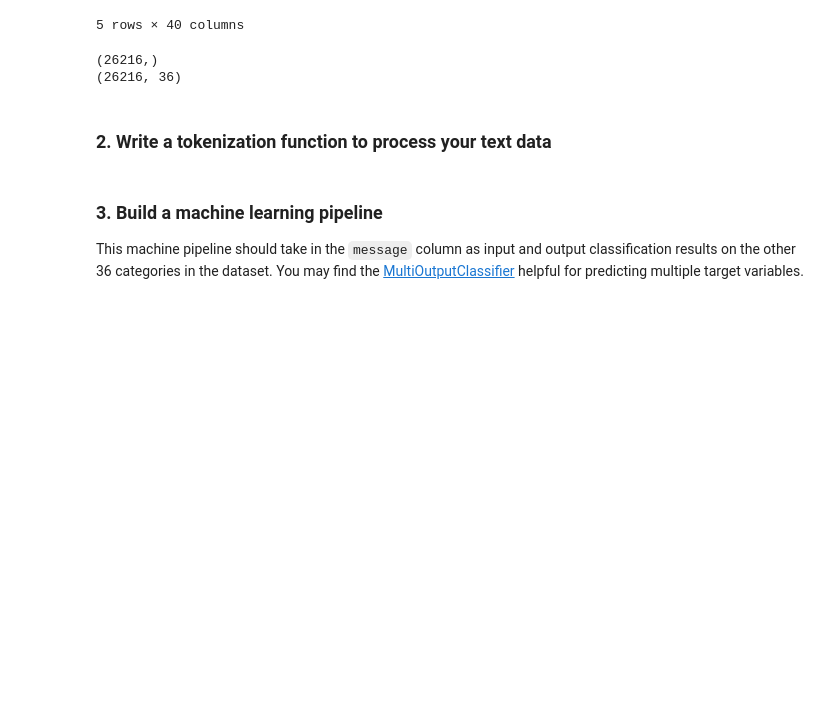
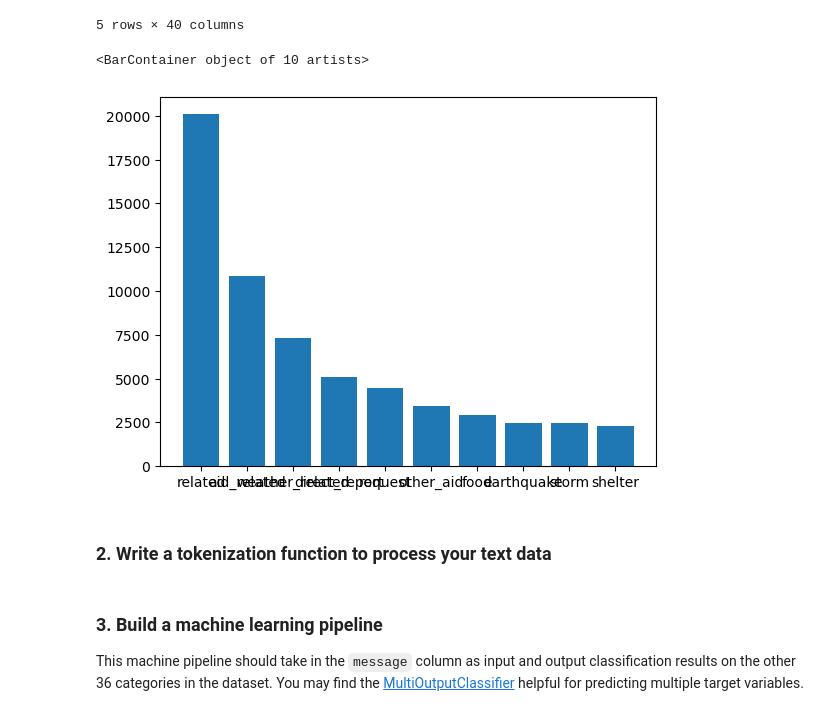
Before and after one commit to linhhoang-ex/udacity-dsnd, a Jupyter notebook: project_files/Disaster_Response_Pipeline/notebooks/ML_Pipeline_Preparation.ipynb, the cells around one changed output. Saved outputs shown, nothing was run; the diff lists cells and outputs as text; code cells hidden in the pictures; blank space fills up the shorter version.

```diff
--- a/project_files/Disaster_Response_Pipeline/notebooks/ML_Pipeline_Preparation.ipynb
+++ b/project_files/Disaster_Response_Pipeline/notebooks/ML_Pipeline_Preparation.ipynb
@@ -34,6 +36,6 @@ False
 # %%
 # load data from database
-engine = create_engine('sqlite:///DisasterMessage.db')
+engine = create_engine('sqlite:///DisasterResponse.db')
 df = pd.read_sql_table('DisasterMessage', con=engine)
 df.head()
 # %% [output]
@@ -44,15 +46,15 @@ df.head()
 | 3 | 9 | UN reports Leogane 80-90 destroye... | UN reports Leogane 80-90 destroye... | direct | 1 | 1 | 0 | 1 | 0 | ... |
 | 4 | 12 | says: west side of Haiti, rest of... | facade ouest d Haiti et le reste ... | direct | 1 | 0 | 0 | 0 | 0 | ... |
 5 rows × 40 columns
-# %%
-X = df['message']
-Y = df[df.columns.to_list()[4:]]
-
-print(X.shape)
-print(Y.shape)
-# %% [output]
-(26216,)
-(26216, 36)
+# %%
+import matplotlib.pyplot as plt
+
+
+df2 = df[df.columns[4:]].sum(axis=0).sort_values(ascending=False)[:10]
+plt.bar(df2.index, df2.values)
+# %% [output]
+<BarContainer object of 10 artists>
+[figure, added]
 # %% [markdown]
 ### 2. Write a tokenization function to process your text data
 # %%
```
Also changed, not shown: parts of 10 cells of this notebook, 1 other file.
